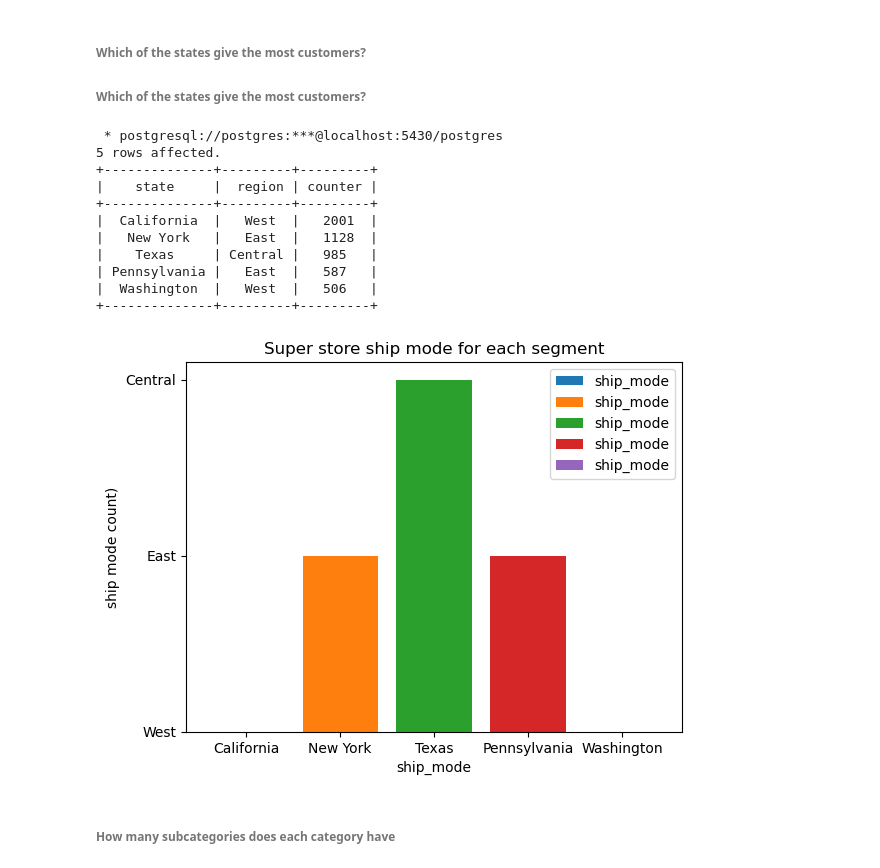
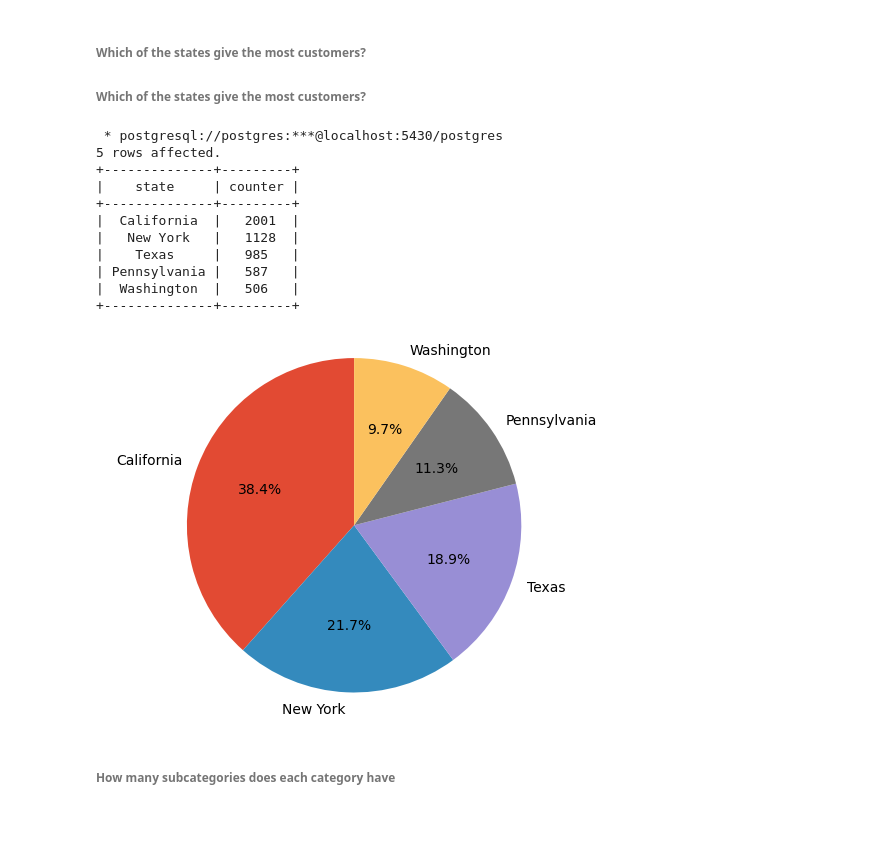
Before and after one commit to The-DigitalAcademy/Superstore_Analysis_visualisation, a Jupyter notebook: data_analytics_postgresql.ipynb, the cells around one changed output. Cells and saved outputs as stored; diff of their text form; code cells hidden in the pictures; blank space fills up the shorter version.

```diff
--- a/data_analytics_postgresql.ipynb
+++ b/data_analytics_postgresql.ipynb
@@ -287,36 +252,32 @@ for i in r:
 ###### Which of the states give the most customers?
 ###### Which of the states give the most customers?
 # %%
-b=%sql  select State, Region, count(Customer_Name) AS counter from Superstore group by State, Region Order  by counter desc limit 5
-print(b)
-state = []
-region = []
+vv =%sql  select State, count(Customer_Name) AS counter from Superstore group by State Order  by count(Customer_Name) desc limit 5
+print(vv)
+customerCount = []
+states = []
 
-for i in b:
-    #print(i[0])
-    state=i[0]
-    #print(shipmode)
-    region=i[1]
-    #print(count)
-    plt.bar(state,region, label="ship_mode")
+for i in vv:
 
-    plt.xlabel("ship_mode")
-    plt.ylabel("ship mode count)")
-    plt.title('Super store ship mode for each segment')
-    plt.legend()
+    states.append(i[0])
+    customerCount.append(i[1])
+
+plt.pie(customerCount,labels=states, autopct='%1.1f%%',radius=1.5,startangle=90)
+plt.axis("equal")
+plt.show()
 # %% [output]
  * postgresql://postgres:***@localhost:5430/postgres
 5 rows affected.
-+--------------+---------+---------+
-|    state     |  region | counter |
-+--------------+---------+---------+
-|  California  |   West  |   2001  |
-|   New York   |   East  |   1128  |
-|    Texas     | Central |   985   |
-| Pennsylvania |   East  |   587   |
-|  Washington  |   West  |   506   |
-+--------------+---------+---------+
++--------------+---------+
+|    state     | counter |
++--------------+---------+
+|  California  |   2001  |
+|   New York   |   1128  |
+|    Texas     |   985   |
+| Pennsylvania |   587   |
+|  Washington  |   506   |
++--------------+---------+
-[figure, old version]
+[figure, new version]
 # %% [markdown]
 ###### How many subcategories does each category have
 # %%
```
Also changed, not shown: parts of 52 cells of this notebook.
